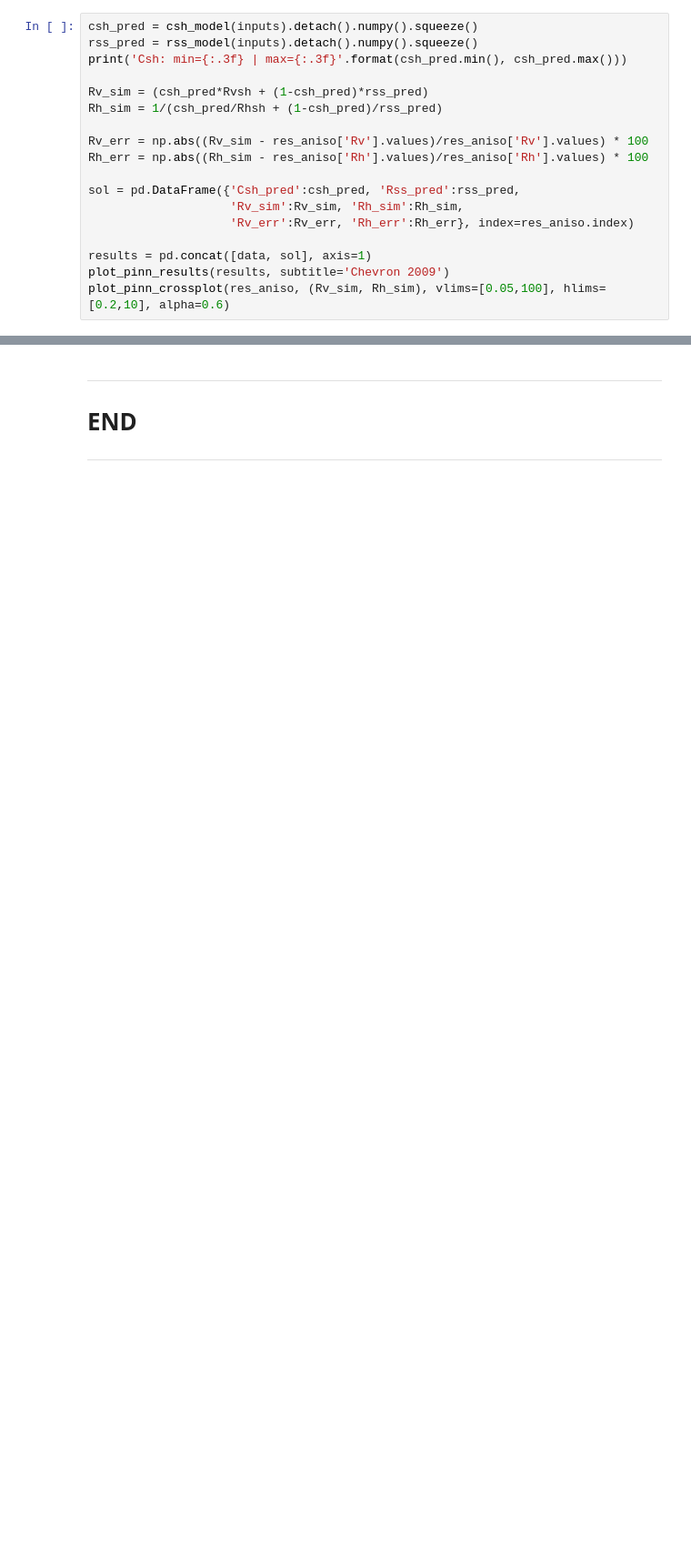
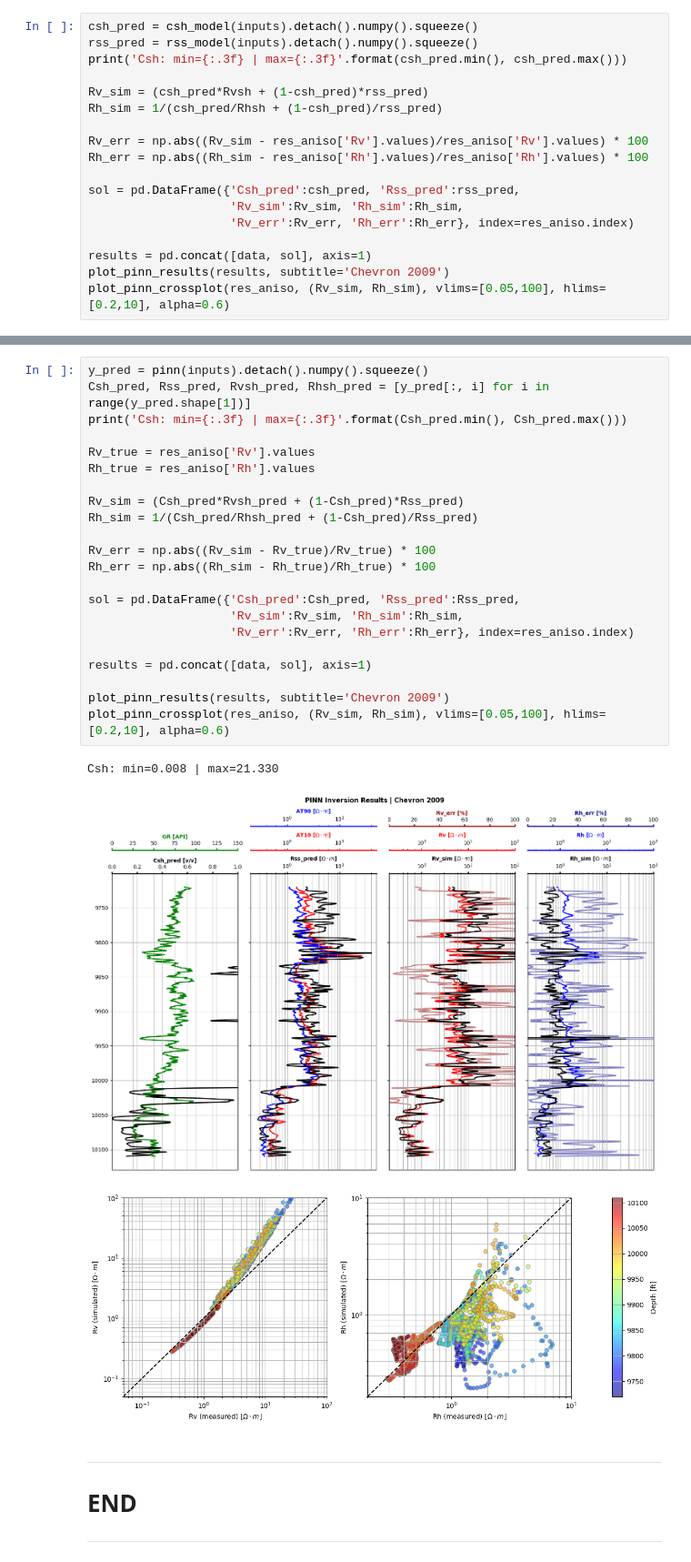
Before and after one commit to misaelmmorales/Anisotropic-Resistivity-Inversion, a Jupyter notebook: main_nb.ipynb, the cells around one changed output, grey strips where cells are left out. Shown at 91% size. Cells and saved outputs as stored; diff of their text form; blank space fills up the shorter version.

```diff
--- a/main_nb.ipynb
+++ b/main_nb.ipynb
@@ -267,3 +374,29 @@ plot_pinn_crossplot(res_aniso, (Rv_sim, Rh_sim), vlims=[0.05,100], hlims=[0.2,10
+# %%
+y_pred = pinn(inputs).detach().numpy().squeeze()
+Csh_pred, Rss_pred, Rvsh_pred, Rhsh_pred = [y_pred[:, i] for i in range(y_pred.shape[1])]
+print('Csh: min={:.3f} | max={:.3f}'.format(Csh_pred.min(), Csh_pred.max()))
+
+Rv_true = res_aniso['Rv'].values
+Rh_true = res_aniso['Rh'].values
+
+Rv_sim = (Csh_pred*Rvsh_pred + (1-Csh_pred)*Rss_pred)
+Rh_sim = 1/(Csh_pred/Rhsh_pred + (1-Csh_pred)/Rss_pred)
+
+Rv_err = np.abs((Rv_sim - Rv_true)/Rv_true) * 100
+Rh_err = np.abs((Rh_sim - Rh_true)/Rh_true) * 100
+
+sol = pd.DataFrame({'Csh_pred':Csh_pred, 'Rss_pred':Rss_pred,
+                    'Rv_sim':Rv_sim, 'Rh_sim':Rh_sim,
+                    'Rv_err':Rv_err, 'Rh_err':Rh_err}, index=res_aniso.index)
+
+results = pd.concat([data, sol], axis=1)
+
+plot_pinn_results(results, subtitle='Chevron 2009')
+plot_pinn_crossplot(res_aniso, (Rv_sim, Rh_sim), vlims=[0.05,100], hlims=[0.2,10], alpha=0.6)
+# %% [output]
+Csh: min=0.008 | max=21.330
+[figure, added]
+[figure, added]
 # %% [markdown]
 ***
 # END
```
Also changed, not shown: parts of 10 cells of this notebook.
